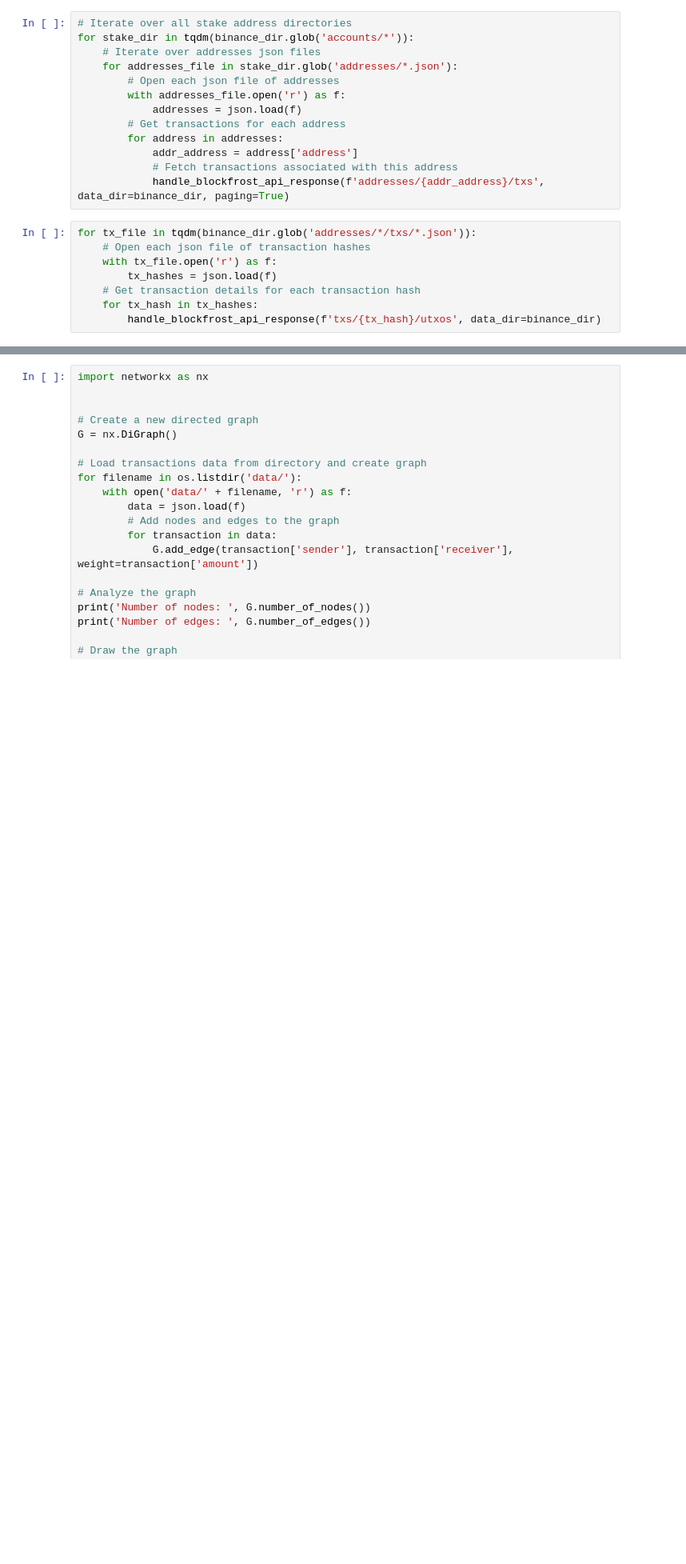
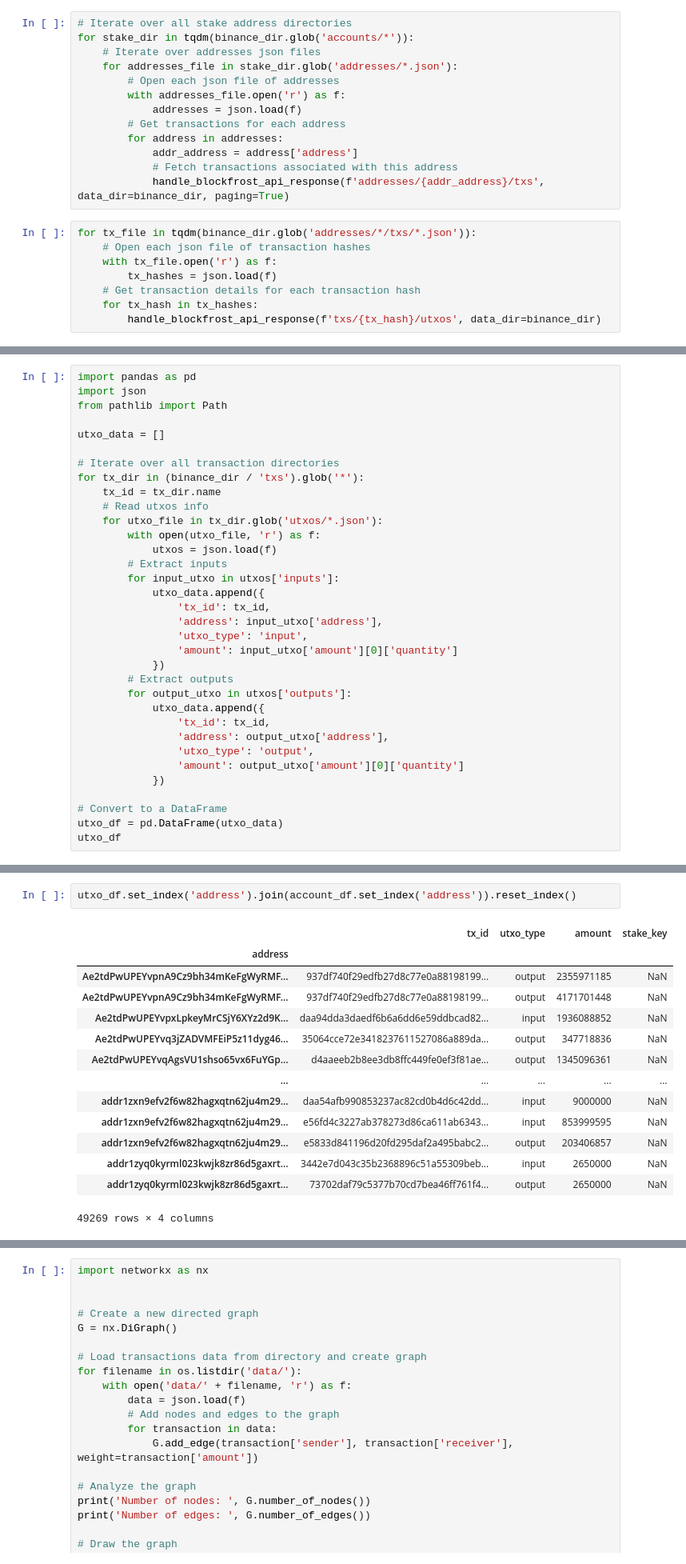
Before and after one commit to alvail/caa-cardano-exchanges, a Jupyter notebook: notebooks/ground_truth.ipynb, the cells around one changed output, grey strips where cells are left out. Shown at 80% size. Cells and saved outputs as stored; diff of their text form; blank space fills up the shorter version.

```diff
--- a/notebooks/ground_truth.ipynb
+++ b/notebooks/ground_truth.ipynb
@@ -160,0 +280,34 @@ for tx_file in tqdm(binance_dir.glob('addresses/*/txs/*.json')):
+# %%
+import pandas as pd
+import json
+from pathlib import Path
+
+utxo_data = []
+
+# Iterate over all transaction directories
+for tx_dir in (binance_dir / 'txs').glob('*'):
+    tx_id = tx_dir.name
+    # Read utxos info
+    for utxo_file in tx_dir.glob('utxos/*.json'):
+        with open(utxo_file, 'r') as f:
+            utxos = json.load(f)
+        # Extract inputs
+        for input_utxo in utxos['inputs']:
+            utxo_data.append({
+                'tx_id': tx_id,
+                'address': input_utxo['address'],
+                'utxo_type': 'input',
+                'amount': input_utxo['amount'][0]['quantity']
+            })
+        # Extract outputs
+        for output_utxo in utxos['outputs']:
+            utxo_data.append({
+                'tx_id': tx_id,
+                'address': output_utxo['address'],
+                'utxo_type': 'output',
+                'amount': output_utxo['amount'][0]['quantity']
+            })
+
+# Convert to a DataFrame
+utxo_df = pd.DataFrame(utxo_data)
+utxo_df
@@ -160,0 +343,17 @@ for tx_file in tqdm(binance_dir.glob('addresses/*/txs/*.json')):
+# %%
+utxo_df.set_index('address').join(account_df.set_index('address')).reset_index()
+# %% [output]
+|  | tx_id | utxo_type | amount | stake_key |
+| address |  |  |  |  |
+| Ae2tdPwUPEYvpnA9Cz9bh34mKeFgWyRMF... | 937df740f29edfb27d8c77e0a88198199... | output | 2355971185 | NaN |
+| Ae2tdPwUPEYvpnA9Cz9bh34mKeFgWyRMF... | 937df740f29edfb27d8c77e0a88198199... | output | 4171701448 | NaN |
+| Ae2tdPwUPEYvpxLpkeyMrCSjY6XYz2d9K... | daa94dda3daedf6b6a6dd6e59ddbcad82... | input | 1936088852 | NaN |
+| Ae2tdPwUPEYvq3jZADVMFEiP5z11dyg46... | 35064cce72e3418237611527086a889da... | output | 347718836 | NaN |
+| Ae2tdPwUPEYvqAgsVU1shso65vx6FuYGp... | d4aaeeb2b8ee3db8ffc449fe0ef3f81ae... | output | 1345096361 | NaN |
+| ... | ... | ... | ... | ... |
+| addr1zxn9efv2f6w82hagxqtn62ju4m29... | daa54afb990853237ac82cd0b4d6c42dd... | input | 9000000 | NaN |
+| addr1zxn9efv2f6w82hagxqtn62ju4m29... | e56fd4c3227ab378273d86ca611ab6343... | input | 853999595 | NaN |
+| addr1zxn9efv2f6w82hagxqtn62ju4m29... | e5833d841196d20fd295daf2a495babc2... | output | 203406857 | NaN |
+| addr1zyq0kyrml023kwjk8zr86d5gaxrt... | 3442e7d043c35b2368896c51a55309beb... | input | 2650000 | NaN |
+| addr1zyq0kyrml023kwjk8zr86d5gaxrt... | 73702daf79c5377b70cd7bea46ff761f4... | output | 2650000 | NaN |
+49269 rows × 4 columns
```
Also changed, not shown: parts of 8 cells of this notebook.
